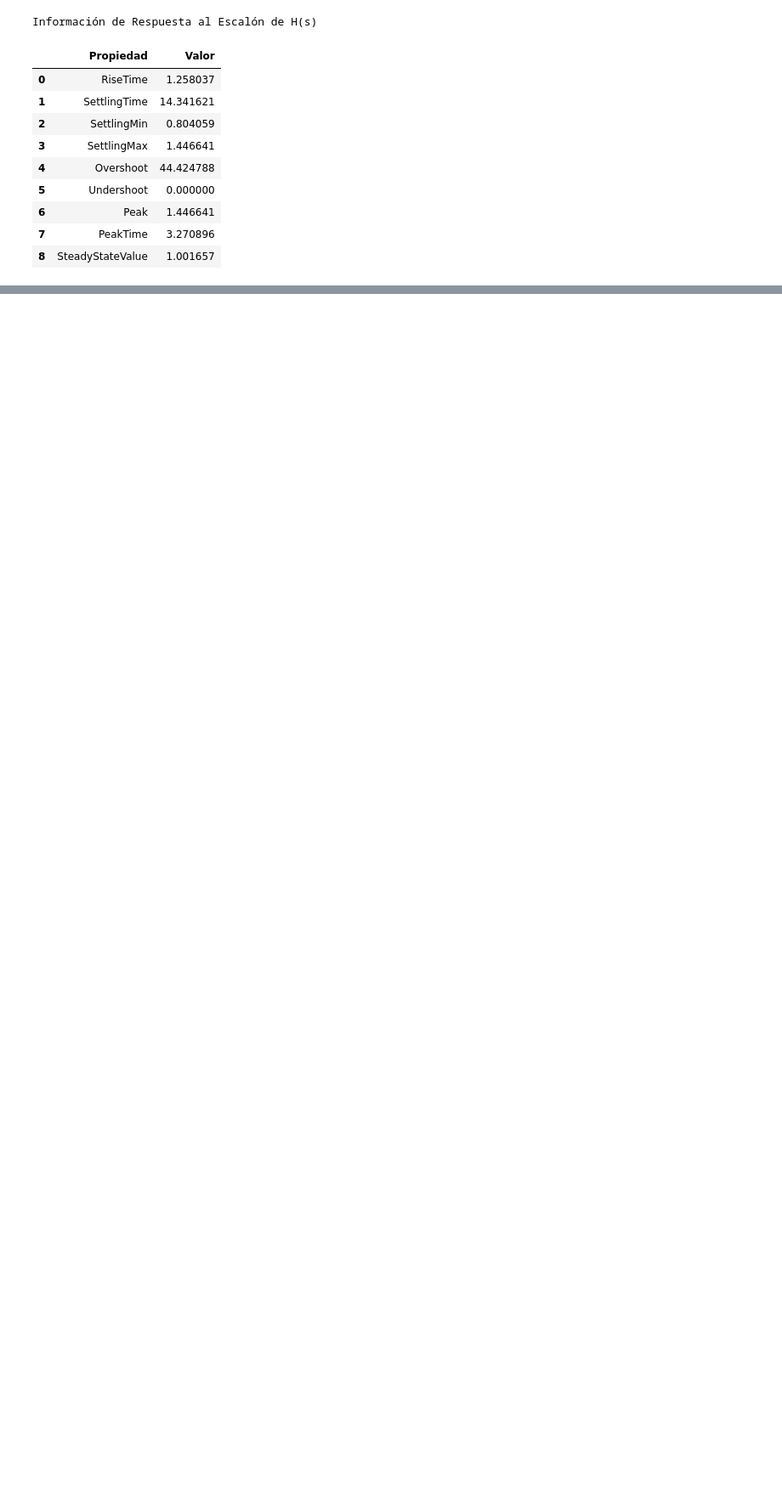
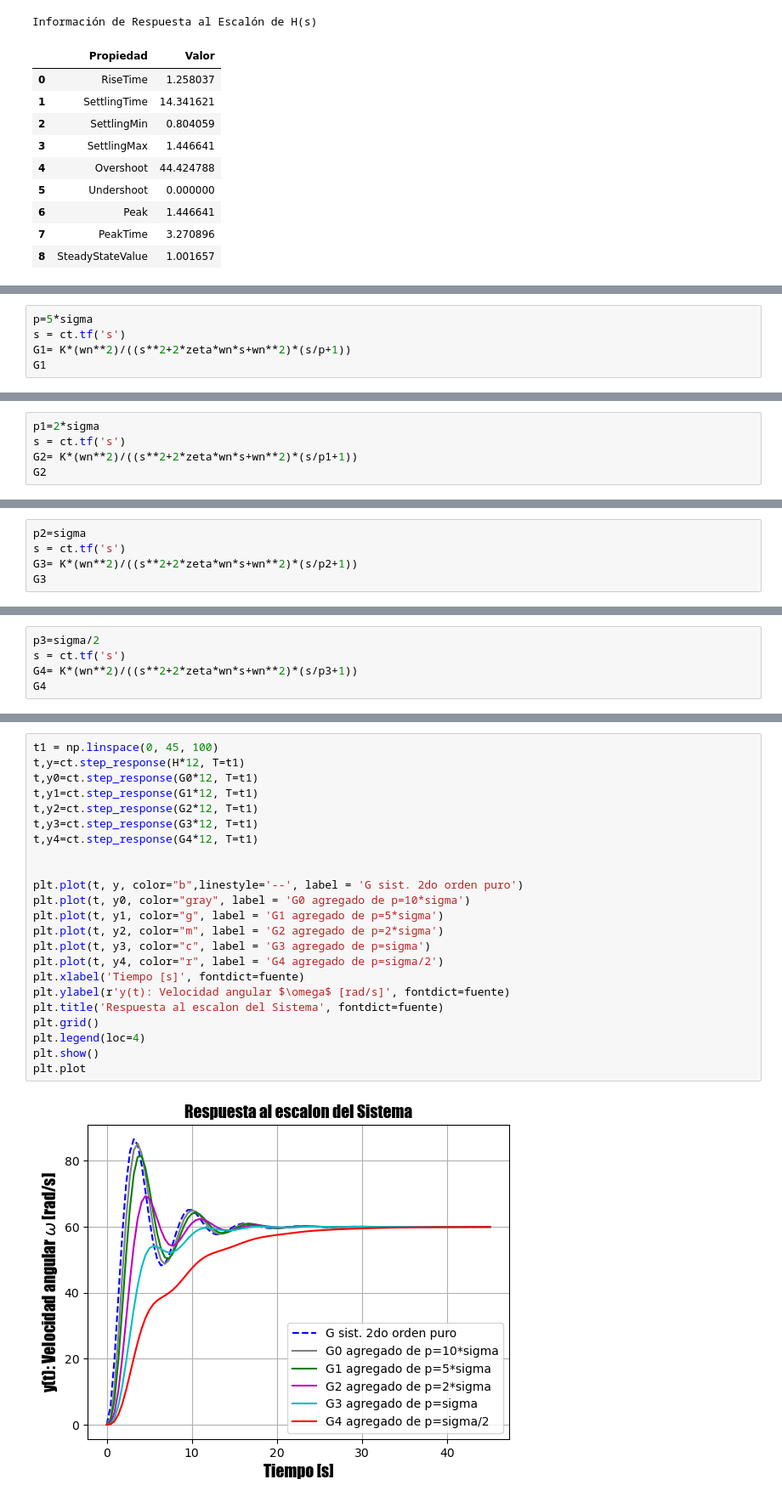
Before and after one commit to CusaTadeo/Control_2024, a Jupyter notebook: TP2/TP2_Ejercicio-4.ipynb, the cells around one changed output, grey strips where cells are left out. Shown at 85% size. Saved outputs shown, nothing was run; the diff lists cells and outputs as text; blank space fills up the shorter version.

```diff
--- a/TP2/TP2_Ejercicio-4.ipynb
+++ b/TP2/TP2_Ejercicio-4.ipynb
@@ -110,0 +231,5 @@ Información de Respuesta al Escalón de H(s)
+# %%
+p=5*sigma
+s = ct.tf('s')
+G1= K*(wn**2)/((s**2+2*zeta*wn*s+wn**2)*(s/p+1))
+G1
@@ -110,0 +238,5 @@ Información de Respuesta al Escalón de H(s)
+# %%
+p1=2*sigma
+s = ct.tf('s')
+G2= K*(wn**2)/((s**2+2*zeta*wn*s+wn**2)*(s/p1+1))
+G2
@@ -110,0 +245,5 @@ Información de Respuesta al Escalón de H(s)
+# %%
+p2=sigma
+s = ct.tf('s')
+G3= K*(wn**2)/((s**2+2*zeta*wn*s+wn**2)*(s/p2+1))
+G3
@@ -110,0 +252,5 @@ Información de Respuesta al Escalón de H(s)
+# %%
+p3=sigma/2
+s = ct.tf('s')
+G4= K*(wn**2)/((s**2+2*zeta*wn*s+wn**2)*(s/p3+1))
+G4
@@ -110,0 +259,25 @@ Información de Respuesta al Escalón de H(s)
+# %%
+t1 = np.linspace(0, 45, 100)
+t,y=ct.step_response(H*12, T=t1)
+t,y0=ct.step_response(G0*12, T=t1)
+t,y1=ct.step_response(G1*12, T=t1)
+t,y2=ct.step_response(G2*12, T=t1)
+t,y3=ct.step_response(G3*12, T=t1)
+t,y4=ct.step_response(G4*12, T=t1)
+
+
+plt.plot(t, y, color="b",linestyle='--', label = 'G sist. 2do orden puro')
+plt.plot(t, y0, color="gray", label = 'G0 agregado de p=10*sigma')
+plt.plot(t, y1, color="g", label = 'G1 agregado de p=5*sigma')
+plt.plot(t, y2, color="m", label = 'G2 agregado de p=2*sigma')
+plt.plot(t, y3, color="c", label = 'G3 agregado de p=sigma')
+plt.plot(t, y4, color="r", label = 'G4 agregado de p=sigma/2')
+plt.xlabel('Tiempo [s]', fontdict=fuente)
+plt.ylabel(r'y(t): Velocidad angular $\omega$ [rad/s]', fontdict=fuente)
+plt.title('Respuesta al escalon del Sistema', fontdict=fuente)
+plt.grid()
+plt.legend(loc=4)
+plt.show()
+plt.plot
+# %% [output]
+[figure, added]
```
Also changed, not shown: parts of 47 cells of this notebook, 1 other file.
